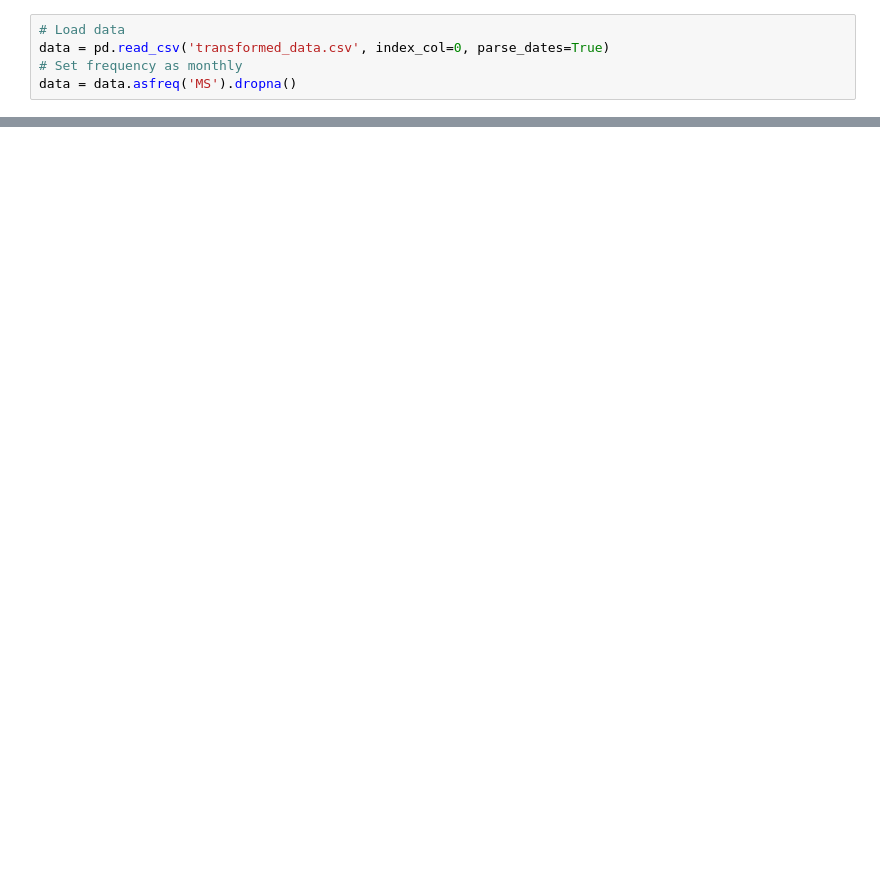
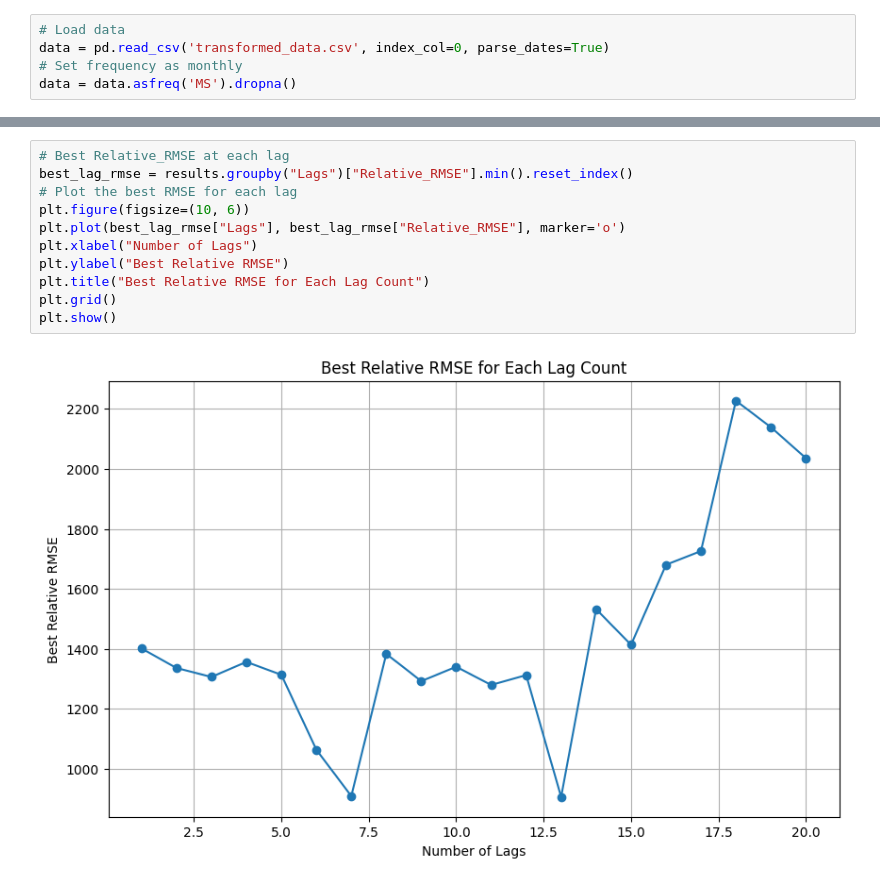
Before and after one commit to JawandS/macroeconvue, a Jupyter notebook: modeling/var_analysis.ipynb, the cells around one changed output, grey strips where cells are left out. Cells and saved outputs as stored; diff of their text form; blank space fills up the shorter version.

```diff
--- a/modeling/var_analysis.ipynb
+++ b/modeling/var_analysis.ipynb
@@ -268,0 +87,13 @@ plt.show()
+# %%
+# Best Relative_RMSE at each lag
+best_lag_rmse = results.groupby("Lags")["Relative_RMSE"].min().reset_index()
+# Plot the best RMSE for each lag
+plt.figure(figsize=(10, 6))
+plt.plot(best_lag_rmse["Lags"], best_lag_rmse["Relative_RMSE"], marker='o')
+plt.xlabel("Number of Lags")
+plt.ylabel("Best Relative RMSE")
+plt.title("Best Relative RMSE for Each Lag Count")
+plt.grid()
+plt.show()
+# %% [output]
+[figure, added]
```
Also changed, not shown: parts of 4 cells of this notebook.
